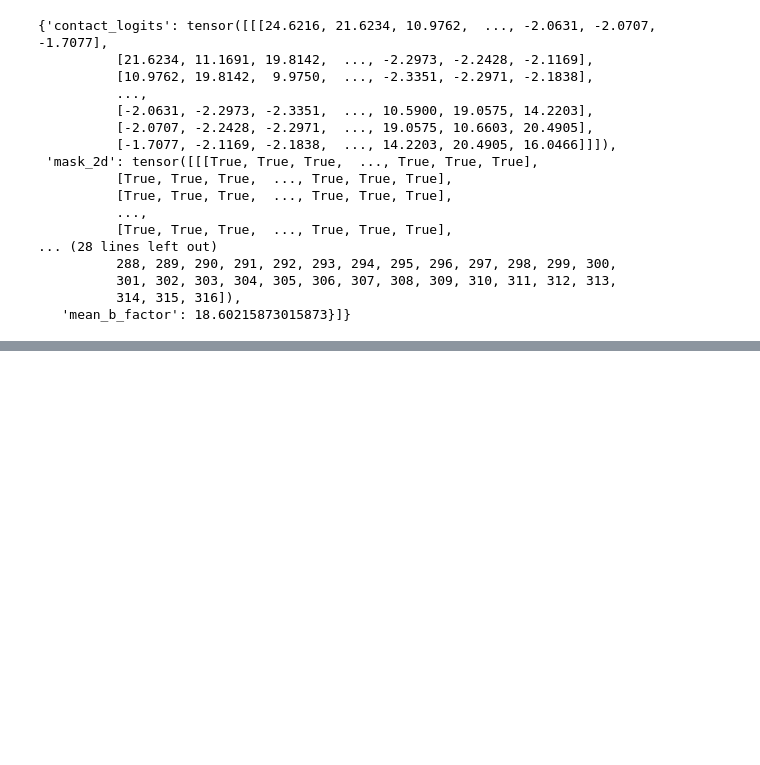
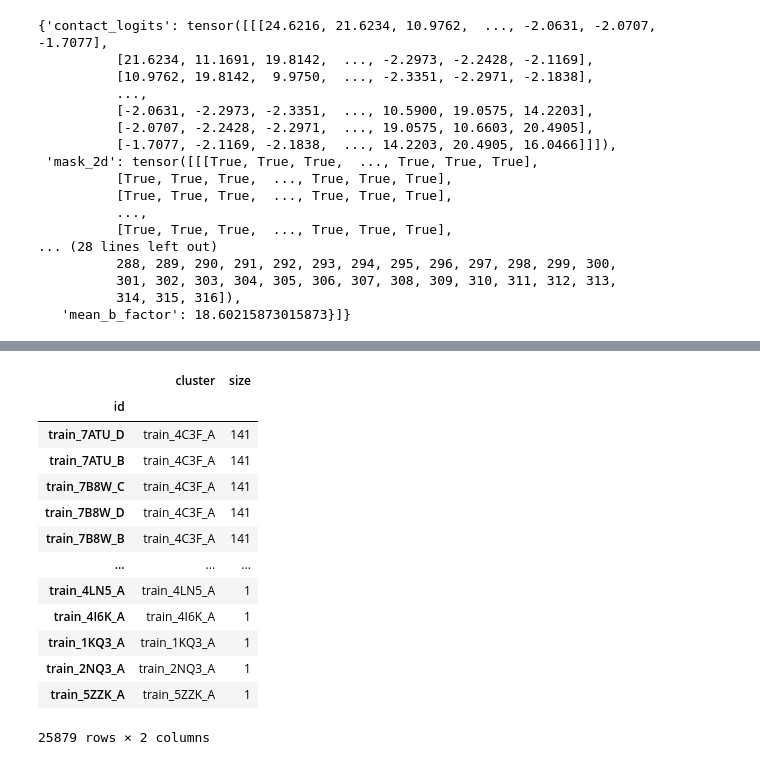
Before and after one commit to gottalottarock/esm-2-contact-map, a Jupyter notebook: ipynb/visualize/visualize_predictions.ipynb, the cells around one changed output, grey strips where cells are left out. Saved outputs shown, nothing was run; the diff lists cells and outputs as text; code cells hidden in the pictures; blank space fills up the shorter version.

```diff
--- a/ipynb/visualize/visualize_predictions.ipynb
+++ b/ipynb/visualize/visualize_predictions.ipynb
@@ -180,0 +205,17 @@ train_3C0D_H
+# %%
+id_cluster_map.sort_values(by='size', ascending=False)
+# %% [output]
+|  | cluster | size |
+| id |  |  |
+| train_7ATU_D | train_4C3F_A | 141 |
+| train_7ATU_B | train_4C3F_A | 141 |
+| train_7B8W_C | train_4C3F_A | 141 |
+| train_7B8W_D | train_4C3F_A | 141 |
+| train_7B8W_B | train_4C3F_A | 141 |
+| ... | ... | ... |
+| train_4LN5_A | train_4LN5_A | 1 |
+| train_4I6K_A | train_4I6K_A | 1 |
+| train_1KQ3_A | train_1KQ3_A | 1 |
+| train_2NQ3_A | train_2NQ3_A | 1 |
+| train_5ZZK_A | train_5ZZK_A | 1 |
+25879 rows × 2 columns
```
Also changed, not shown: parts of 10 cells of this notebook, 5 other files.
